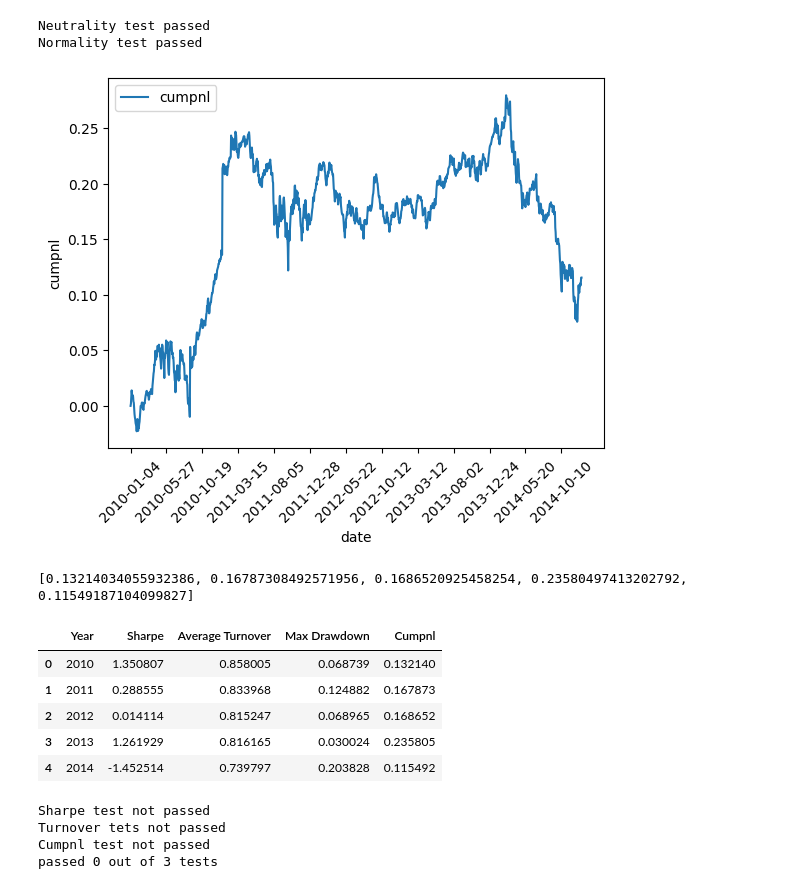
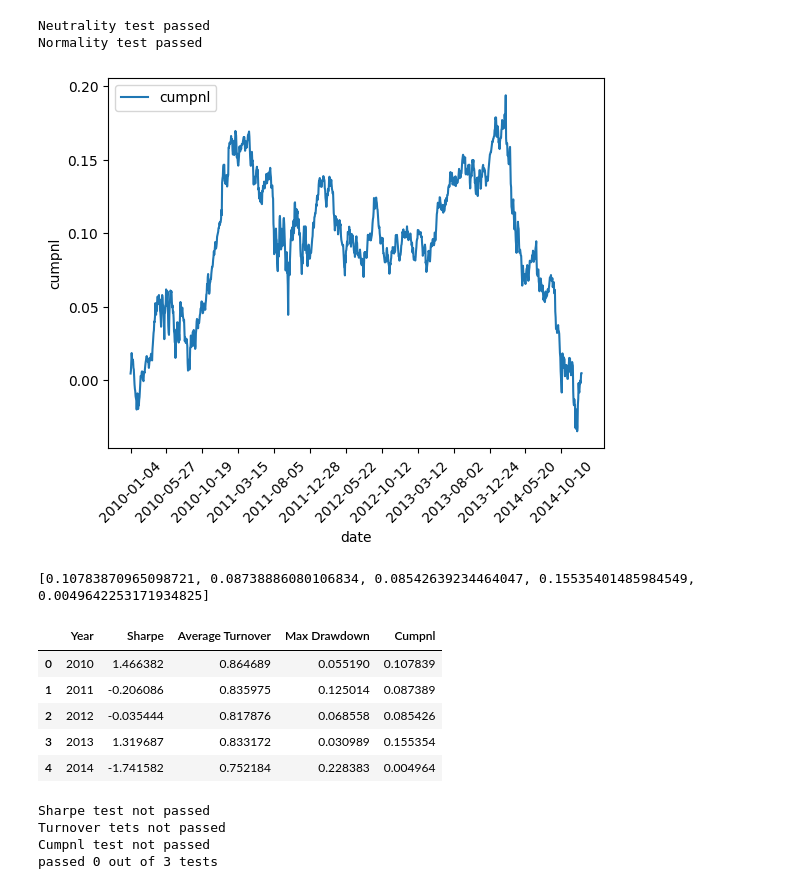
Before and after one commit to Kasymkhankhubiyev/Sirius-Uni, a Jupyter notebook: DerivativesControl/Task2.ipynb, the cells around one changed output. Cells and saved outputs as stored; diff of their text form; code cells hidden in the pictures.

```diff
--- a/DerivativesControl/Task2.ipynb
+++ b/DerivativesControl/Task2.ipynb
@@ -29,5 +43,3 @@ high_df = pd.read_csv(dataset_dir + '/High.csv')
 close_df = pd.read_csv(dataset_dir + '/Close.csv')
 low_df = pd.read_csv(dataset_dir + '/Low.csv')
 volume_df = pd.read_csv(dataset_dir + '/Volume.csv')
-# %%
-close_df = close_df[SLICE_INDEX: 2*SLICE_INDEX]
@@ -38,5 +45,0 @@ close_df.shape
-# %%
-# high_df.shape
-high_df = high_df[2*SLICE_INDEX: 3*SLICE_INDEX]
-# %%
-low_df = low_df[3*SLICE_INDEX: 4*SLICE_INDEX]
@@ -287,14 +280,22 @@ passed 0 out of 3 tests
 **$alpha  = \frac{high}{low}$**
 # %%
 def make_high_low_ratio_alpha(high_df, low_df):
+
     high = high_df.drop(high_df.columns[0], axis=1).to_numpy().T
     low = low_df.drop(low_df.columns[0], axis=1).to_numpy().T
 
     low = np.where(low == 0., 1e-12, low)
 
-    alpha = neutralize(high / low)
+    alpha = np.zeros((high.shape))
 
-    alpha = np.concatenate((np.zeros((1, alpha.shape[1])), normalize(alpha[:-1])))
+    print(alpha.shape)
+
+    for i in range(len(high)):
+        alpha[i] = high[i-1] / low[i-1]
+
+    alpha = normalize(neutralize(alpha))
+
+    # alpha = np.concatenate((np.zeros((1, alpha.shape[1])), normalize(alpha[:-1])))
     return alpha
 # %%
 alpha_matrix4 = make_high_low_ratio_alpha(high_df, low_df)
@@ -305,17 +308,17 @@ test2(alpha_matrix4[1:])  # first is zero
 Neutrality test passed
 Normality test passed
 # %%
-alpha_4_data = AlphaStats(alpha_matrix4, close_df)
+alpha_4_data, alpha_4_cumpnl = AlphaStats(alpha_matrix4, close_df)
 alpha_4_data.head()
 # %% [output]
-[figure, old version]
+[figure, new version]
-[0.13214034055932386, 0.16787308492571956, 0.1686520925458254, 0.23580497413202792, 0.11549187104099827]
+[0.10783870965098721, 0.08738886080106834, 0.08542639234464047, 0.15535401485984549, 0.0049642253171934825]
 |  | Year | Sharpe | Average Turnover | Max Drawdown | Cumpnl |
-| 0 | 2010 | 1.350807 | 0.858005 | 0.068739 | 0.132140 |
-| 1 | 2011 | 0.288555 | 0.833968 | 0.124882 | 0.167873 |
-| 2 | 2012 | 0.014114 | 0.815247 | 0.068965 | 0.168652 |
-| 3 | 2013 | 1.261929 | 0.816165 | 0.030024 | 0.235805 |
-| 4 | 2014 | -1.452514 | 0.739797 | 0.203828 | 0.115492 |
+| 0 | 2010 | 1.466382 | 0.864689 | 0.055190 | 0.107839 |
+| 1 | 2011 | -0.206086 | 0.835975 | 0.125014 | 0.087389 |
+| 2 | 2012 | -0.035444 | 0.817876 | 0.068558 | 0.085426 |
+| 3 | 2013 | 1.319687 | 0.833172 | 0.030989 | 0.155354 |
+| 4 | 2014 | -1.741582 | 0.752184 | 0.228383 | 0.004964 |
 # %%
 test3(alpha_4_data)
 # %% [output]
```
Also changed, not shown: parts of 54 cells of this notebook, 11 other files.
